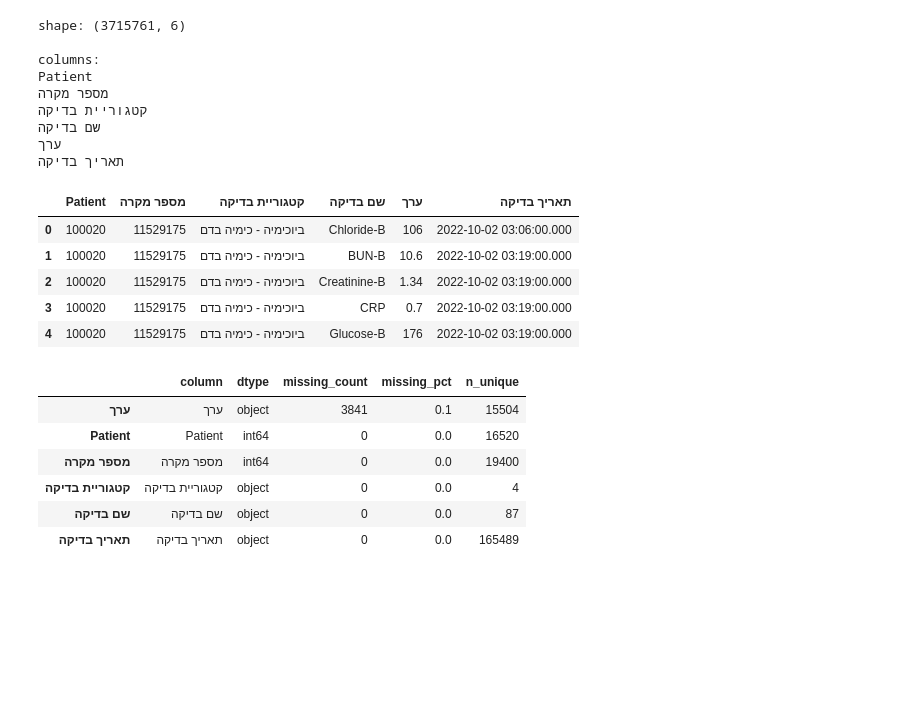
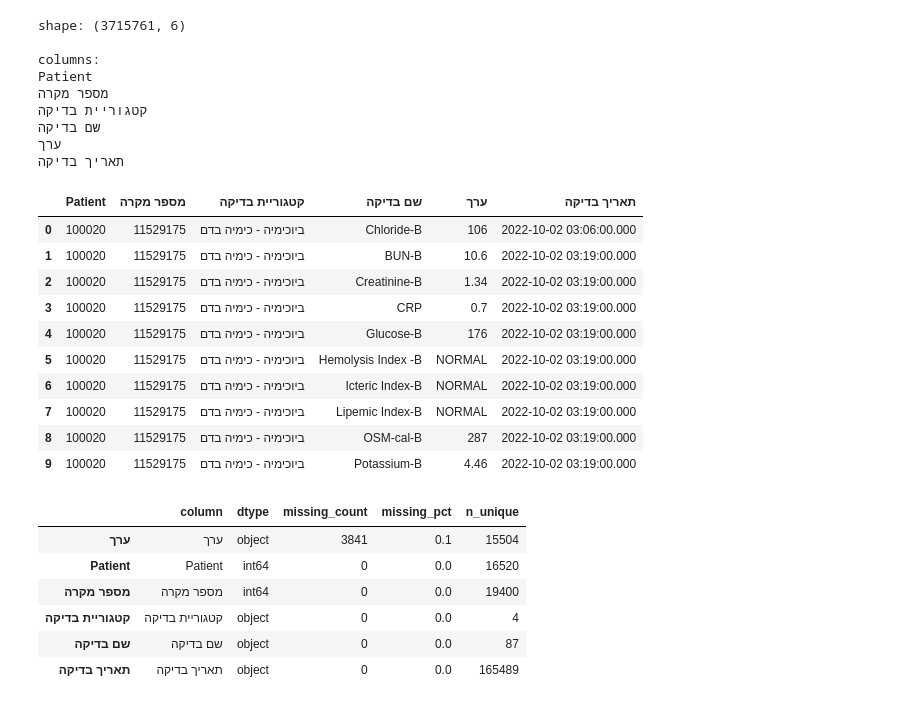
Before and after one commit to gur99/surgery-data-pipeline, a Jupyter notebook: 00_raw_data_explore.ipynb, the cells around one changed output. Cells and saved outputs as stored; diff of their text form; code cells hidden in the pictures; blank space fills up the shorter version.

```diff
--- a/00_raw_data_explore.ipynb
+++ b/00_raw_data_explore.ipynb
@@ -1596,14 +1964,19 @@ Patient
 ערך
 תאריך בדיקה
 # %%
-labs.head()
+labs.head(10)
 # %% [output]
 |  | Patient | מספר מקרה | קטגוריית בדיקה | שם בדיקה | ערך | תאריך בדיקה |
 | 0 | 100020 | 11529175 | ביוכימיה - כימיה בדם | Chloride-B | 106 | 2022-10-02 03:06:00.000 |
 | 1 | 100020 | 11529175 | ביוכימיה - כימיה בדם | BUN-B | 10.6 | 2022-10-02 03:19:00.000 |
 | 2 | 100020 | 11529175 | ביוכימיה - כימיה בדם | Creatinine-B | 1.34 | 2022-10-02 03:19:00.000 |
 | 3 | 100020 | 11529175 | ביוכימיה - כימיה בדם | CRP | 0.7 | 2022-10-02 03:19:00.000 |
 | 4 | 100020 | 11529175 | ביוכימיה - כימיה בדם | Glucose-B | 176 | 2022-10-02 03:19:00.000 |
+| 5 | 100020 | 11529175 | ביוכימיה - כימיה בדם | Hemolysis Index -B | NORMAL | 2022-10-02 03:19:00.000 |
+| 6 | 100020 | 11529175 | ביוכימיה - כימיה בדם | Icteric Index-B | NORMAL | 2022-10-02 03:19:00.000 |
+| 7 | 100020 | 11529175 | ביוכימיה - כימיה בדם | Lipemic Index-B | NORMAL | 2022-10-02 03:19:00.000 |
+| 8 | 100020 | 11529175 | ביוכימיה - כימיה בדם | OSM-cal-B | 287 | 2022-10-02 03:19:00.000 |
+| 9 | 100020 | 11529175 | ביוכימיה - כימיה בדם | Potassium-B | 4.46 | 2022-10-02 03:19:00.000 |
 # %%
 eda_summary_labs = pd.DataFrame({
     "column": labs.columns,
```
Also changed, not shown: parts of 47 cells of this notebook, 2 other files.
